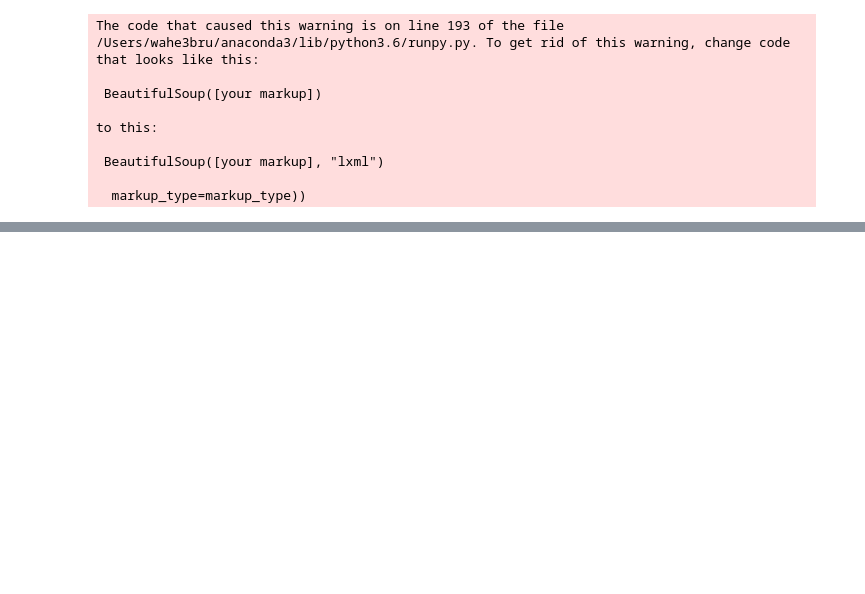
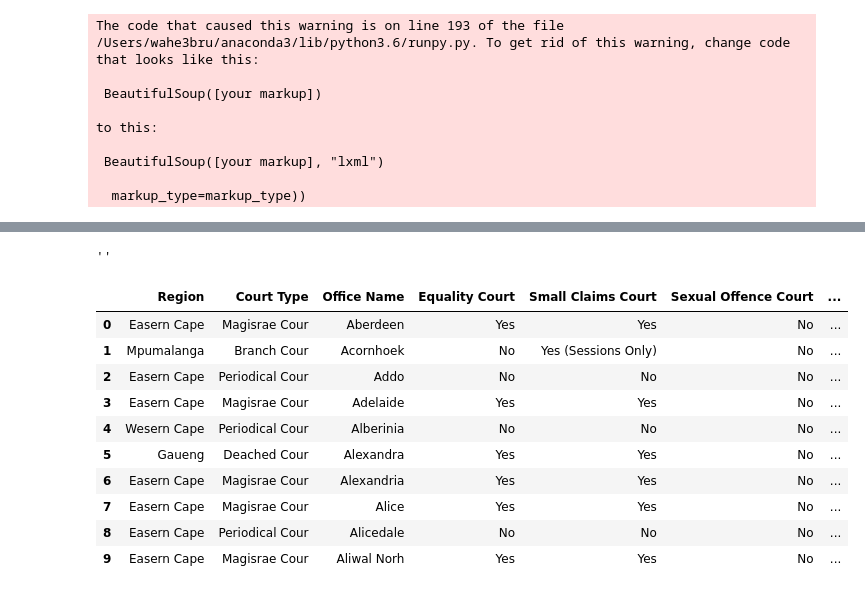
Before and after one commit to codebridge-za/seeking-shelter, a Jupyter notebook: data/courts/court_scraping.ipynb, the cells around one changed output, grey strips where cells are left out. Drawn from its saved outputs; the diff is of its cells as text; code cells hidden in the pictures; blank space fills up the shorter version.

Commit message:
successful webscrape and cleaning

```diff
--- a/data/courts/court_scraping.ipynb
+++ b/data/courts/court_scraping.ipynb
@@ -67,0 +160,31 @@ df.to_csv('courts_raw.csv', index=0)
+# %%
+def remove_noise_char(text):
+    """Remove noisey characters from a string"""
+    import re
+    clean = re.compile(r"[',\\t,\]]")
+    text = re.sub(clean, '', str(text))
+    return text
+# %%
+test = test.applymap(remove_noise_char)
+# %%
+test = test.applymap(lambda x: x.strip())
+# %%
+test['Sexual Offence Court'][0]
+# %% [output]
+''
+# %%
+test = test.applymap(lambda x: x if x else 'No')
+# %%
+test.head(10)
+# %% [output]
+|  | Region | Court Type | Office Name | Equality Court | Small Claims Court | Sexual Offence Court | ... |
+| 0 | Easern Cape | Magisrae Cour | Aberdeen | Yes | Yes | No | ... |
+| 1 | Mpumalanga | Branch Cour | Acornhoek | No | Yes (Sessions Only) | No | ... |
+| 2 | Easern Cape | Periodical Cour | Addo | No | No | No | ... |
+| 3 | Easern Cape | Magisrae Cour | Adelaide | Yes | Yes | No | ... |
+| 4 | Wesern Cape | Periodical Cour | Alberinia | No | No | No | ... |
+| 5 | Gaueng | Deached Cour | Alexandra | Yes | Yes | No | ... |
+| 6 | Easern Cape | Magisrae Cour | Alexandria | Yes | Yes | No | ... |
+| 7 | Easern Cape | Magisrae Cour | Alice | Yes | Yes | No | ... |
+| 8 | Easern Cape | Periodical Cour | Alicedale | No | No | No | ... |
+| 9 | Easern Cape | Magisrae Cour | Aliwal Norh | Yes | Yes | No | ... |
```
Also changed, not shown: parts of 22 cells of this notebook, 2 other files.
